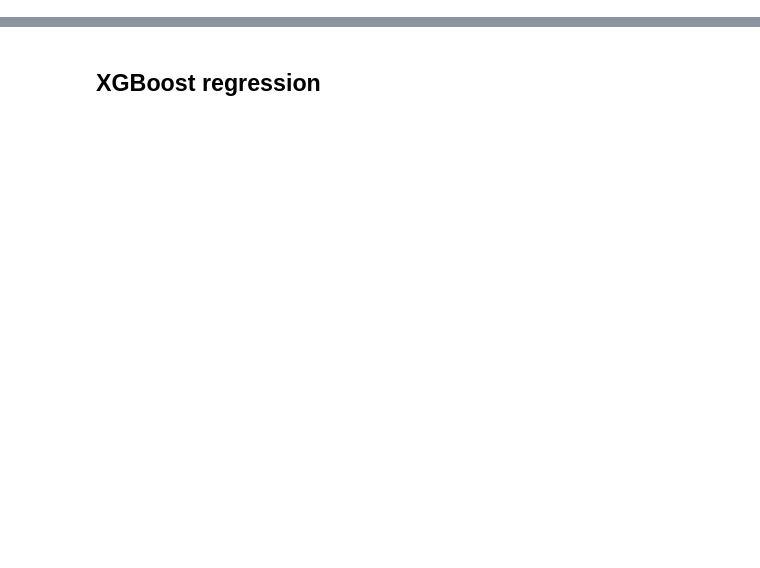
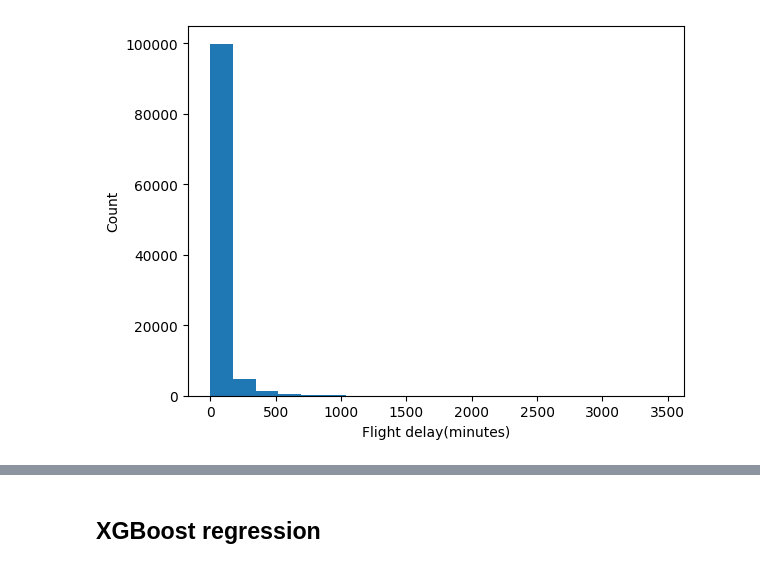
Before and after one commit to pwerden/ds-ml-flight-delay-prediction, a Jupyter notebook: models/model_rf_xgboost.ipynb, the cells around one changed output, grey strips where cells are left out. Saved outputs shown, nothing was run; the diff lists cells and outputs as text; code cells hidden in the pictures; blank space fills up the shorter version.

```diff
--- a/models/model_rf_xgboost.ipynb
+++ b/models/model_rf_xgboost.ipynb
@@ -59,0 +75,7 @@ df.columns
+# %%
+#sns.set(style='whitegrid', palette="deep", font_scale=1.1, rc={"figure.figsize": [8, 5]})
+sns.distplot(
+    df['target'], norm_hist=False, kde=False, bins=20, hist_kws={"alpha": 1}
+).set(xlabel='Flight delay(minutes)', ylabel='Count');
+# %% [output]
+[figure, added]
```
Also changed, not shown: parts of 25 cells of this notebook, 3 other files.
